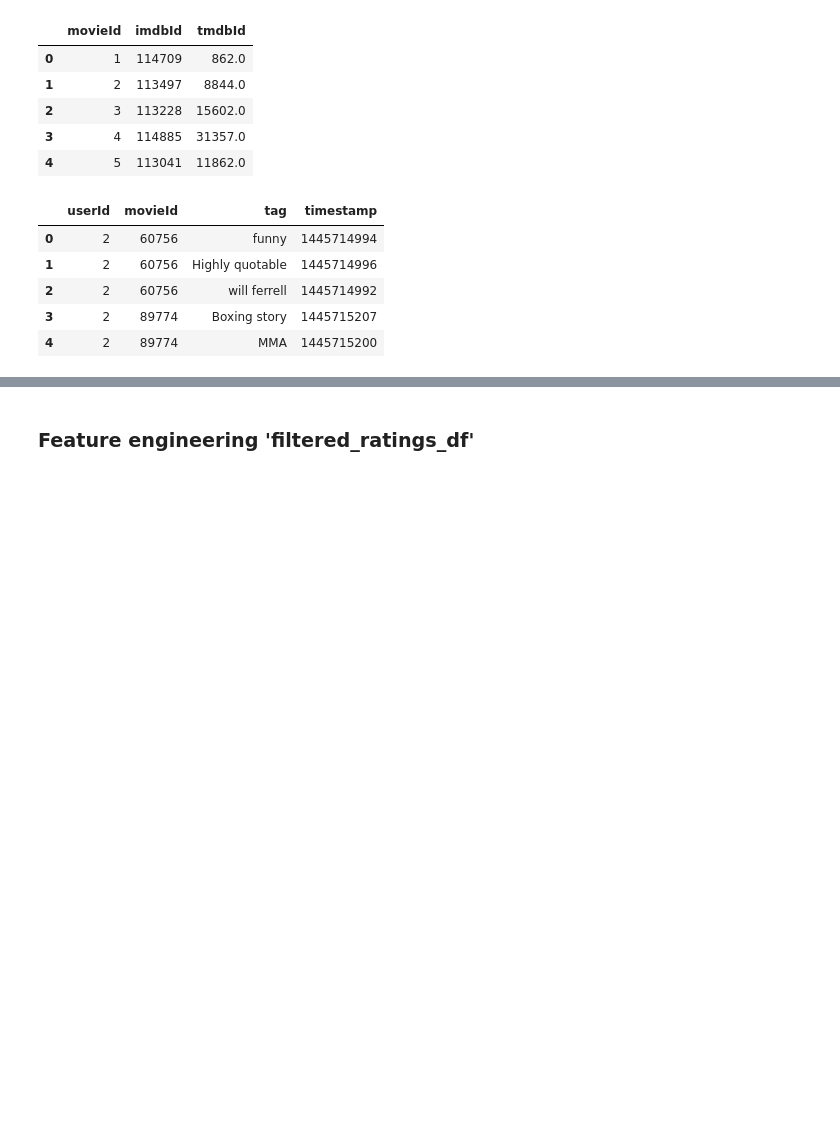
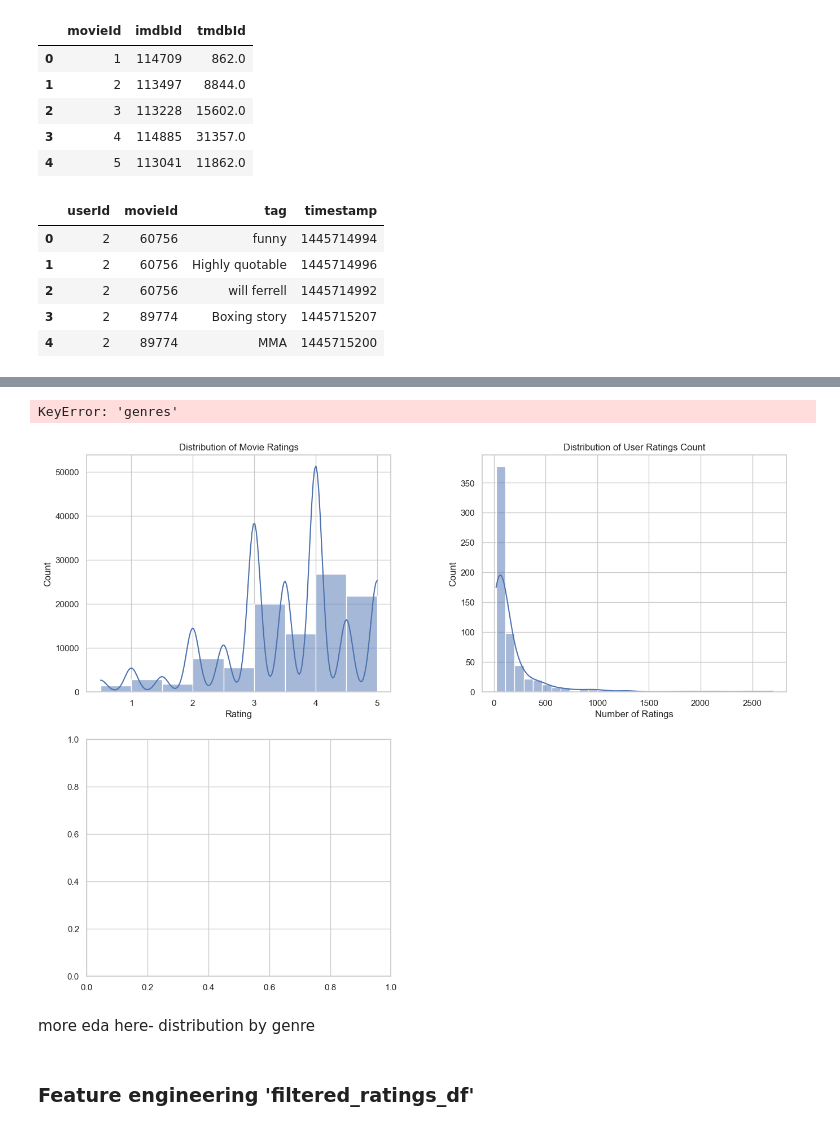
Before and after one commit to madelinebirch/Phase-4-Project, a Jupyter notebook: current_2.ipynb, the cells around one changed output, grey strips where cells are left out. Drawn from its saved outputs; the diff is of its cells as text; code cells hidden in the pictures; blank space fills up the shorter version.

```diff
--- a/current_2.ipynb
+++ b/current_2.ipynb
@@ -133,0 +129,18 @@ tags_df.head()
+# %%
+# Create one-hot encoding for movie genres
+genres_dummies = movies_df['genres'].str.get_dummies(sep='|')
+# Join the one-hot encoded genres back to the movies_df
+movies_df = pd.concat([movies_df, genres_dummies], axis=1)
+# %%
+# Create a copy of movies_df
+movies_df_copy = movies_df.copy()
+
+# Drop the 'genres' and '(no genres listed)' columns
+columns_to_drop = ['genres', '(no genres listed)']
+movies_df_copy.drop(columns=columns_to_drop, inplace=True)
+# %%
+# Merge movies_df and ratings_df on the 'movieId' column
+combined_df = ratings_df.merge(movies_df_copy, on='movieId', how='inner')
+
+# Print the first few rows of the combined DataFrame
+combined_df.head()
@@ -134,3 +155,46 @@ tags_df.head()
+# %%
+import matplotlib.pyplot as plt
+import seaborn as sns
+
+# Set the style for the plots
+sns.set(style="whitegrid")
+
+# Create a figure with subplots
+plt.figure(figsize=(16, 12))
+plt.subplots_adjust(wspace=0.3)
+
+# Plot 1: Distribution of Movie Ratings
+plt.subplot(2, 2, 1)
+sns.histplot(combined_df['rating'], bins=9, kde=True)
+plt.title('Distribution of Movie Ratings')
+plt.xlabel('Rating')
+plt.ylabel('Count')
+
+# Plot 2: Distribution of User Ratings Count
+plt.subplot(2, 2, 2)
+user_ratings_count = combined_df['userId'].value_counts()
+sns.histplot(user_ratings_count, bins=30, kde=True)
+plt.title('Distribution of User Ratings Count')
+plt.xlabel('Number of Ratings')
+plt.ylabel('Count')
+
+# Plot 3: Distribution of Genres
+plt.subplot(2, 2, 3)
+# Flatten the genres column and split the genres
+genres = combined_df['genres'].str.split('|', expand=True).stack()
+sns.countplot(y=genres, order=genres.value_counts().index)
+plt.title('Distribution of Genres')
+plt.xlabel('Count')
+plt.ylabel('Genre')
+
+# Show the plots
+plt.tight_layout()
+plt.show()
+# %% [output]
+KeyError: 'genres'
+[figure, added]
+# %% [markdown]
+more eda here- distribution by genre
 # %%
 # Filter out movies with ratings under 3.5 stars
 min_rating_threshold = 3.5
```
Also changed, not shown: parts of 29 cells of this notebook, 2 other files.
